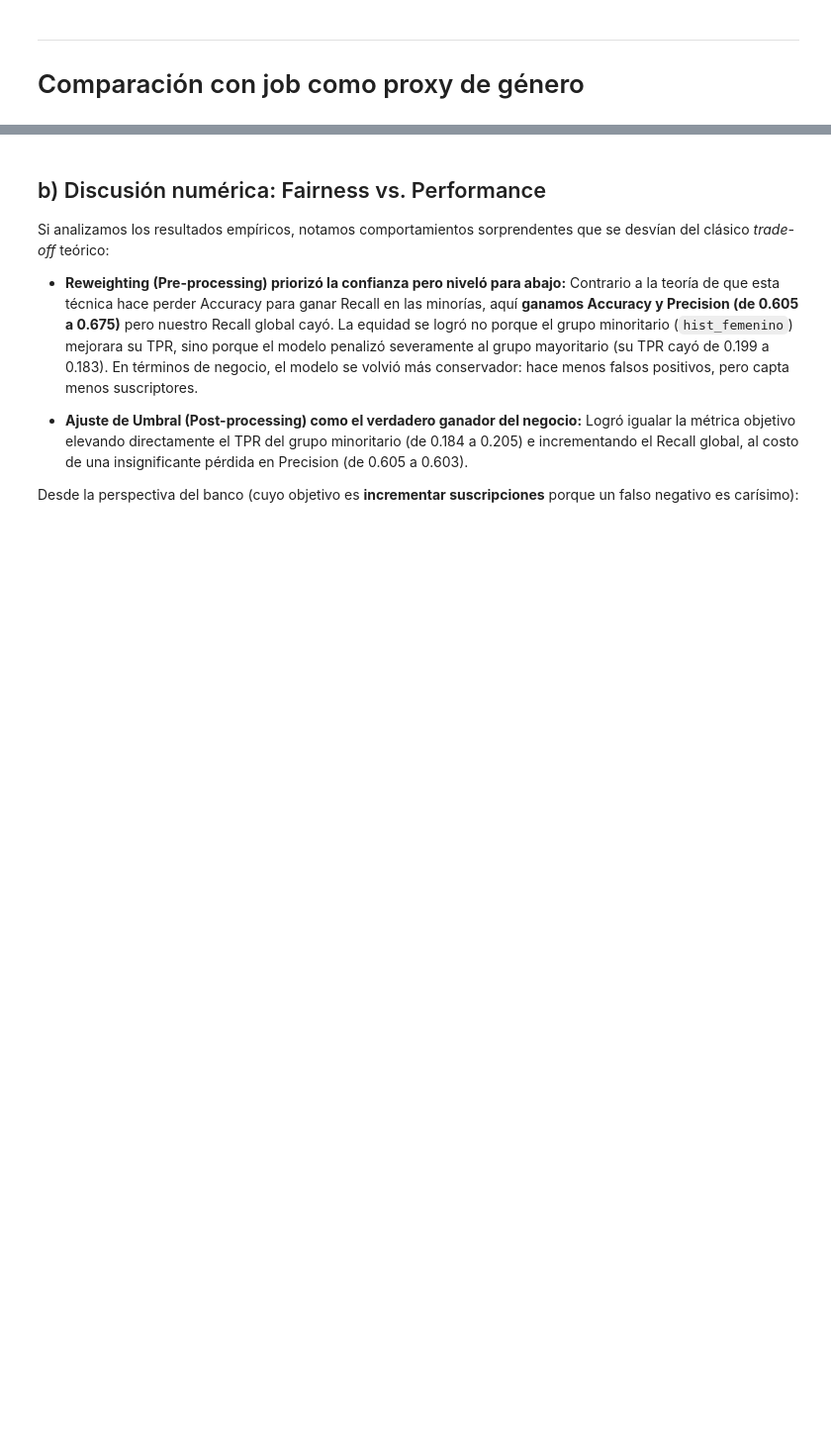
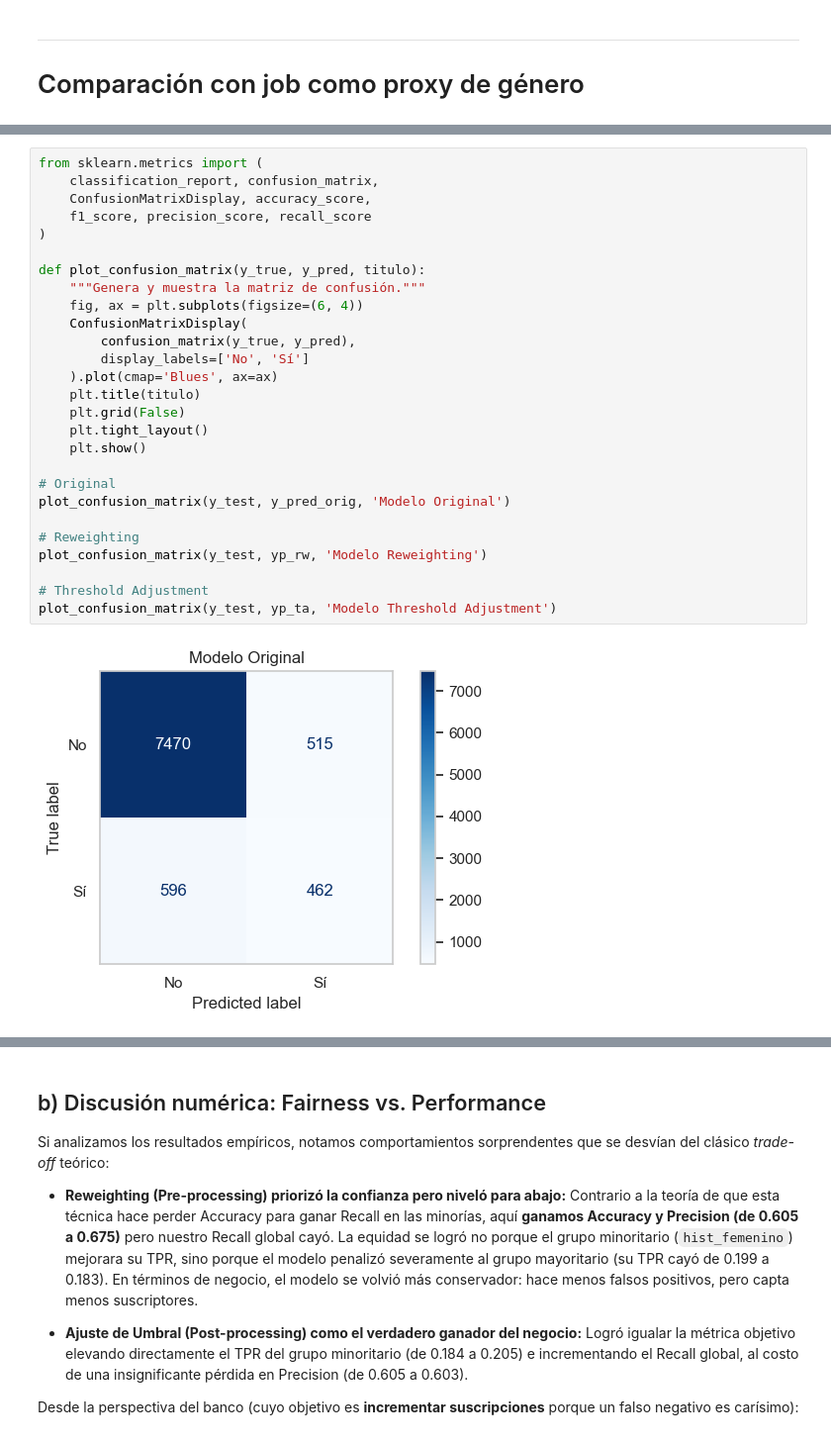
Before and after one commit to eltanook/bank-marketing, a Jupyter notebook: ej5.ipynb, the cells around one changed output, grey strips where cells are left out. Shown at 99% size. Drawn from its saved outputs; the diff is of its cells as text; blank space fills up the shorter version.

Commit message:
agregué comentarios al punto 5. y una parte auxiliar al codigo general para justificar una conclusión. Lo comentado esta bien marcado para que sea legible

```diff
--- a/ej5.ipynb
+++ b/ej5.ipynb
@@ -180,0 +204,29 @@ Threshold Adj.           0.205479           0.019802                 0.199561
+# %%
+from sklearn.metrics import (
+    classification_report, confusion_matrix,
+    ConfusionMatrixDisplay, accuracy_score,
+    f1_score, precision_score, recall_score
+)
+
+def plot_confusion_matrix(y_true, y_pred, titulo):
+    """Genera y muestra la matriz de confusión."""
+    fig, ax = plt.subplots(figsize=(6, 4))
+    ConfusionMatrixDisplay(
+        confusion_matrix(y_true, y_pred),
+        display_labels=['No', 'Sí']
+    ).plot(cmap='Blues', ax=ax)
+    plt.title(titulo)
+    plt.grid(False)
+    plt.tight_layout()
+    plt.show()
+
+# Original
+plot_confusion_matrix(y_test, y_pred_orig, 'Modelo Original')
+
+# Reweighting
+plot_confusion_matrix(y_test, yp_rw, 'Modelo Reweighting')
+
+# Threshold Adjustment
+plot_confusion_matrix(y_test, yp_ta, 'Modelo Threshold Adjustment')
+# %% [output]
+[figure, added]
```
Also changed, not shown: parts of 7 cells of this notebook.
